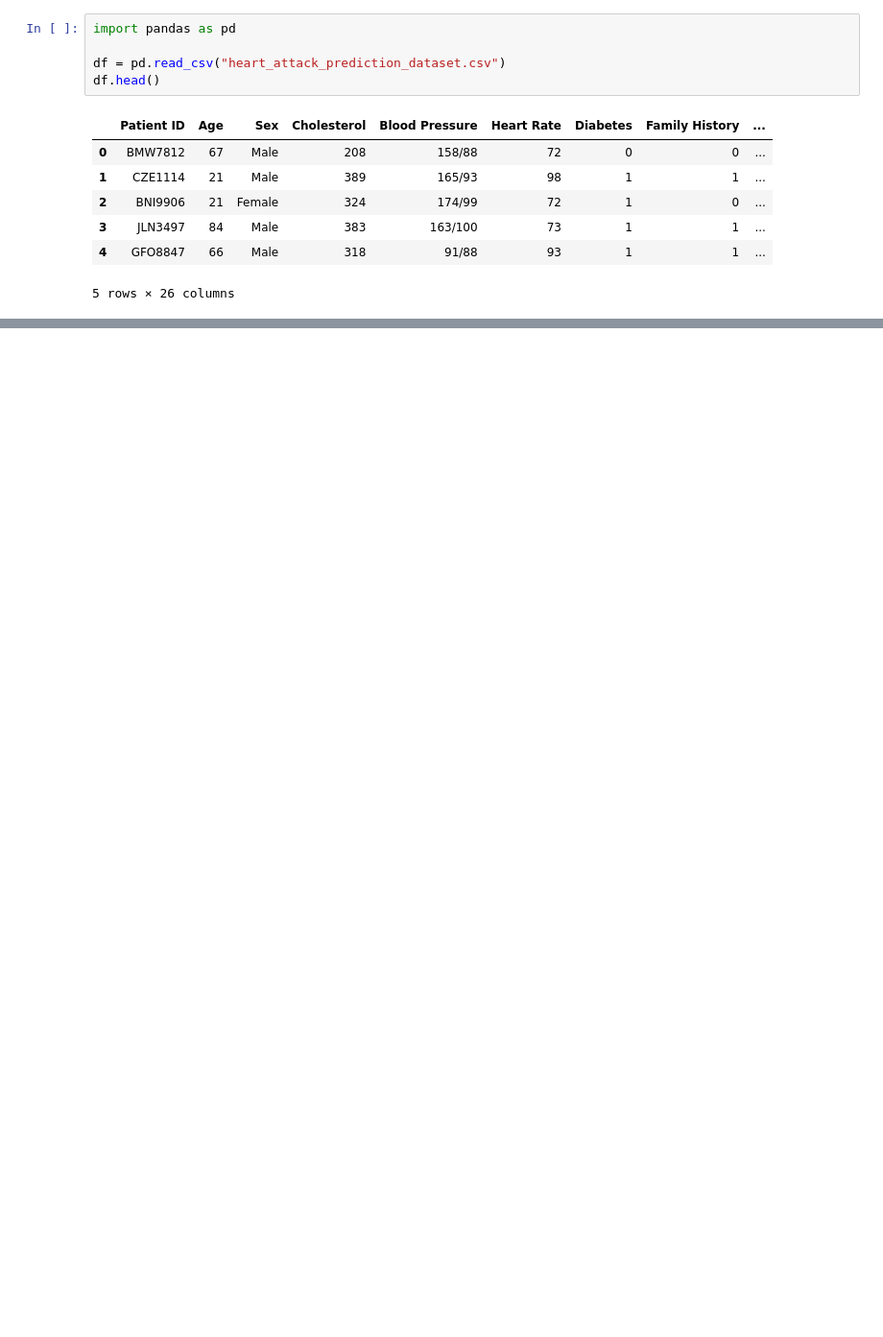
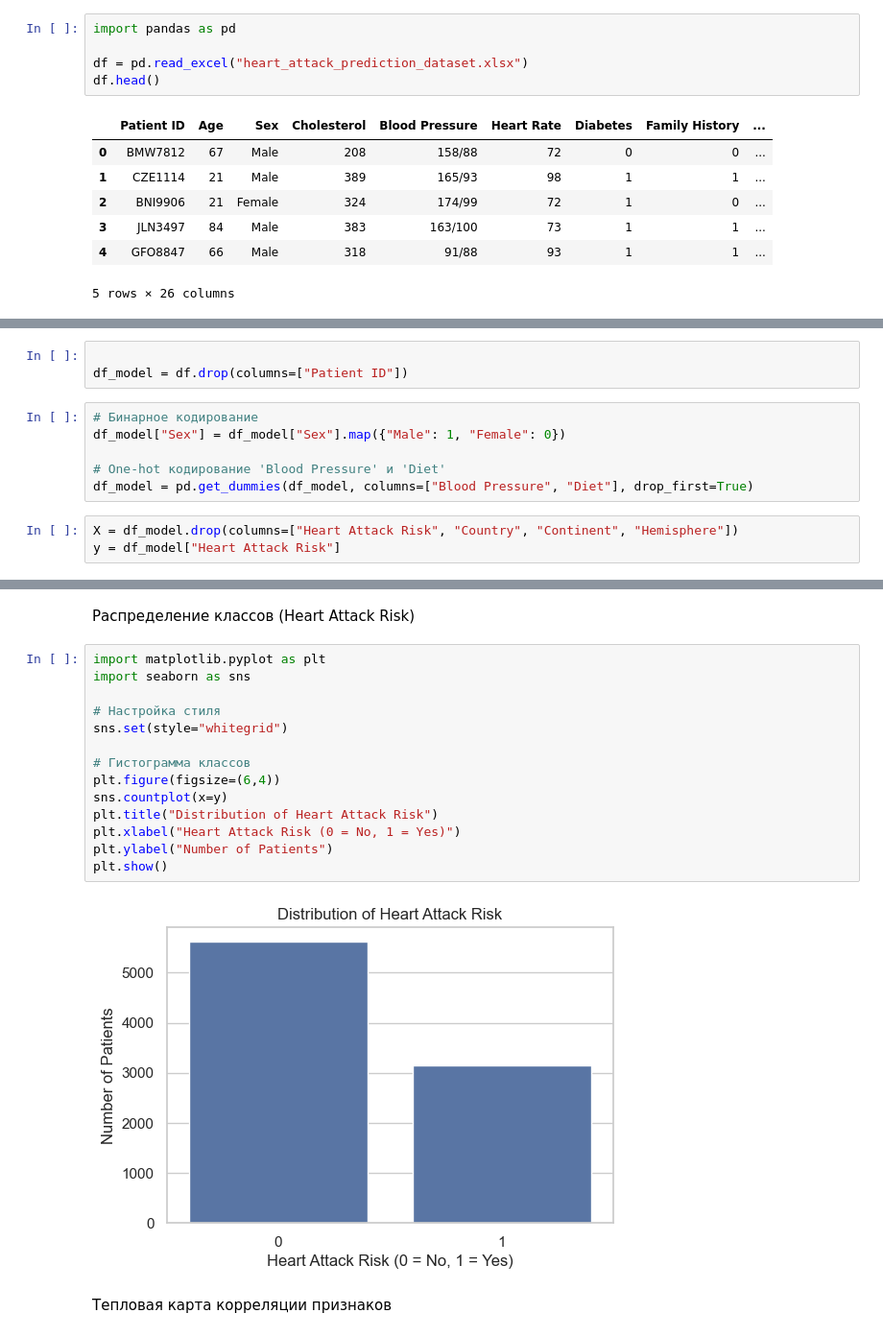
Before and after one commit to ilnazasaifutdinova/Logistic-Regression-AI_final, a Jupyter notebook: Logistic_Regression.ipynb, the cells around one changed output, grey strips where cells are left out. Shown: that part at 96% size. Cells and saved outputs as stored; diff of their text form; blank space fills up the shorter version.

Commit message:
implement model with analysis of correlation

```diff
--- a/Logistic_Regression.ipynb
+++ b/Logistic_Regression.ipynb
@@ -1,7 +1,7 @@
 # %%
 import pandas as pd
 
-df = pd.read_csv("heart_attack_prediction_dataset.csv")
+df = pd.read_excel("heart_attack_prediction_dataset.xlsx")
 df.head()
 # %% [output]
 |  | Patient ID | Age | Sex | Cholesterol | Blood Pressure | Heart Rate | Diabetes | Family History | ... |
@@ -13,0 +77,12 @@ df.head()
+# %%
+
+df_model = df.drop(columns=["Patient ID"])
+# %%
+# Бинарное кодирование
+df_model["Sex"] = df_model["Sex"].map({"Male": 1, "Female": 0})
+
+# One-hot кодирование 'Blood Pressure' и 'Diet'
+df_model = pd.get_dummies(df_model, columns=["Blood Pressure", "Diet"], drop_first=True)
+# %%
+X = df_model.drop(columns=["Heart Attack Risk", "Country", "Continent", "Hemisphere"])
+y = df_model["Heart Attack Risk"]
@@ -13,0 +128,20 @@ df.head()
+# %% [markdown]
+ Распределение классов (Heart Attack Risk)
+# %%
+import matplotlib.pyplot as plt
+import seaborn as sns
+
+# Настройка стиля
+sns.set(style="whitegrid")
+
+# Гистограмма классов
+plt.figure(figsize=(6,4))
+sns.countplot(x=y)
+plt.title("Distribution of Heart Attack Risk")
+plt.xlabel("Heart Attack Risk (0 = No, 1 = Yes)")
+plt.ylabel("Number of Patients")
+plt.show()
+# %% [output]
+[figure, added]
+# %% [markdown]
+Тепловая карта корреляции признаков
```
Also changed, not shown: parts of 51 cells of this notebook, 1 other file.
